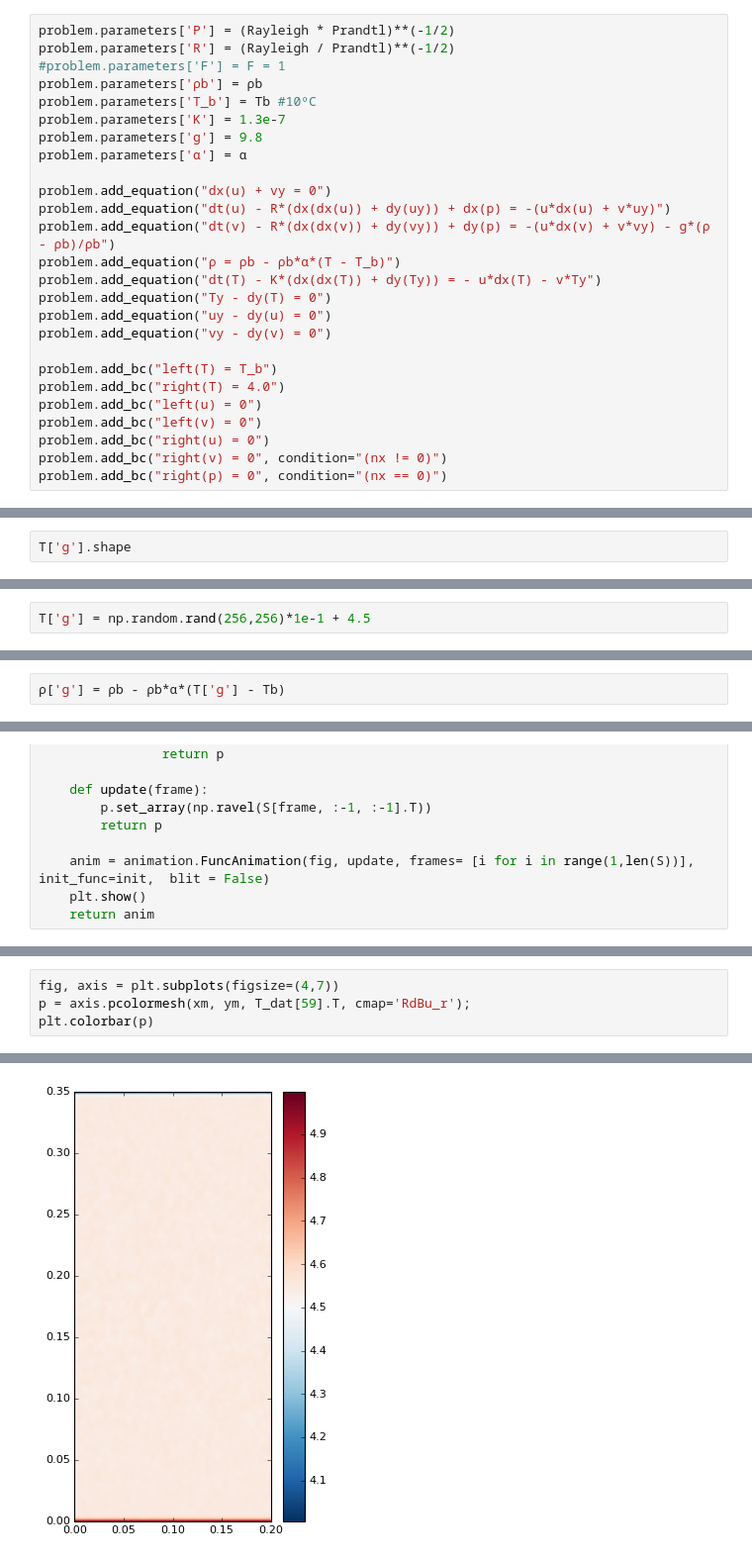
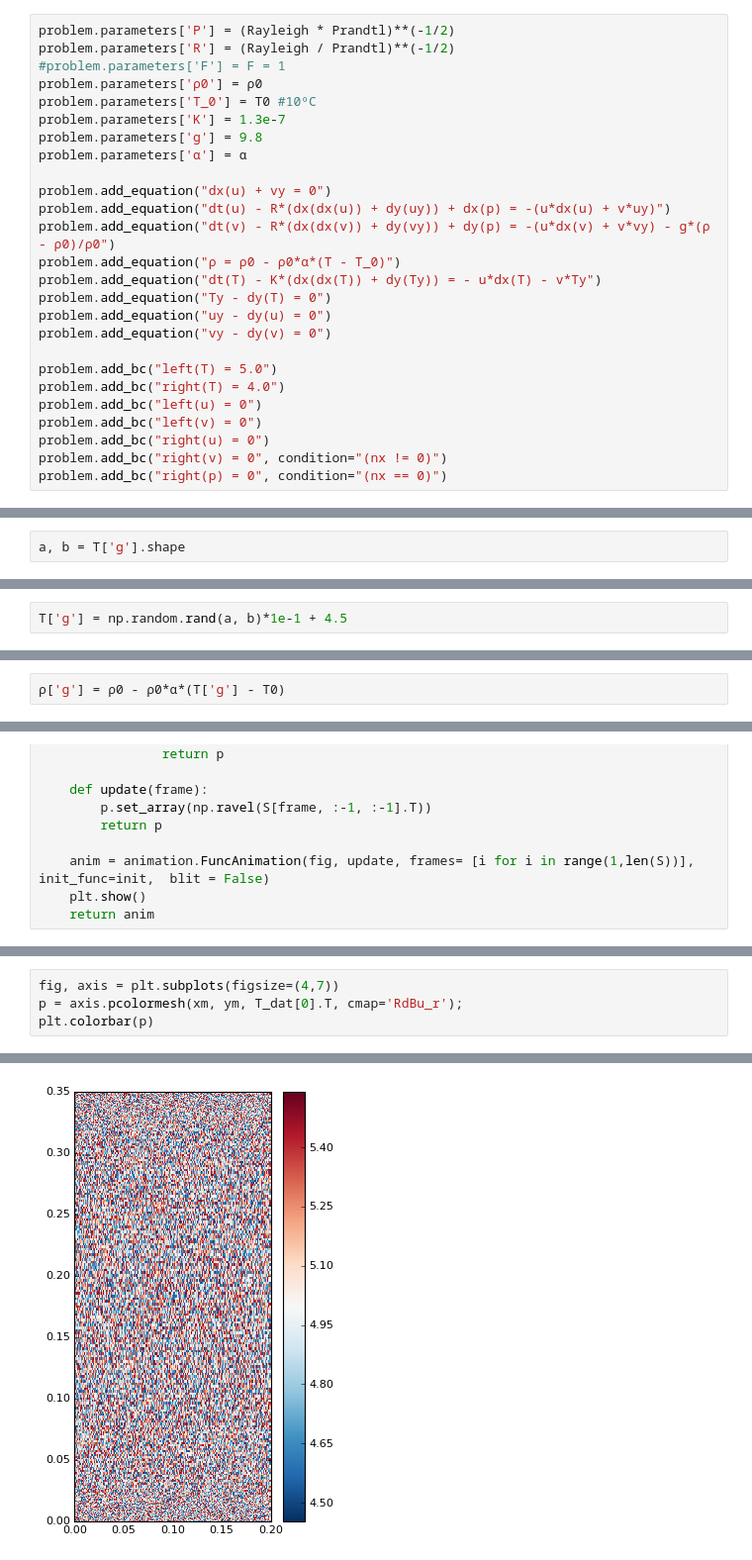
Before and after one commit to cpierard/Servicio_social, a Jupyter notebook: Convección en fluido estratificado-Copy1.ipynb, the cells around one changed output, grey strips where cells are left out. Shown at 99% size. Cells and saved outputs as stored; diff of their text form.

```diff
--- a/Convección en fluido estratificado-Copy1.ipynb
+++ b/Convección en fluido estratificado-Copy1.ipynb
@@ -62,22 +62,22 @@ problem.meta['p', 'T', 'u', 'v', 'ρ']['y']['dirichlet'] = True
 problem.parameters['P'] = (Rayleigh * Prandtl)**(-1/2)
 problem.parameters['R'] = (Rayleigh / Prandtl)**(-1/2)
 #problem.parameters['F'] = F = 1
-problem.parameters['ρb'] = ρb
-problem.parameters['T_b'] = Tb #10ºC
+problem.parameters['ρ0'] = ρ0
+problem.parameters['T_0'] = T0 #10ºC
 problem.parameters['K'] = 1.3e-7
 problem.parameters['g'] = 9.8
 problem.parameters['α'] = α
 
 problem.add_equation("dx(u) + vy = 0")
 problem.add_equation("dt(u) - R*(dx(dx(u)) + dy(uy)) + dx(p) = -(u*dx(u) + v*uy)")
-problem.add_equation("dt(v) - R*(dx(dx(v)) + dy(vy)) + dy(p) = -(u*dx(v) + v*vy) - g*(ρ - ρb)/ρb")
-problem.add_equation("ρ = ρb - ρb*α*(T - T_b)")
+problem.add_equation("dt(v) - R*(dx(dx(v)) + dy(vy)) + dy(p) = -(u*dx(v) + v*vy) - g*(ρ - ρ0)/ρ0")
+problem.add_equation("ρ = ρ0 - ρ0*α*(T - T_0)")
 problem.add_equation("dt(T) - K*(dx(dx(T)) + dy(Ty)) = - u*dx(T) - v*Ty")
 problem.add_equation("Ty - dy(T) = 0")
 problem.add_equation("uy - dy(u) = 0")
 problem.add_equation("vy - dy(v) = 0")
 
-problem.add_bc("left(T) = T_b")
+problem.add_bc("left(T) = 5.0")
 problem.add_bc("right(T) = 4.0")
 problem.add_bc("left(u) = 0")
 problem.add_bc("left(v) = 0")
@@ -125,4 +125,4 @@ y.shape
 # %% [output]
 (1, 256)
 # %%
-T['g'].shape
+a, b = T['g'].shape
@@ -131,5 +133,5 @@ T['g'].shape
 # %%
-T['g'] = np.random.rand(256,256)*1e-1 + 4.5
+T['g'] = np.random.rand(a, b)*1e-1 + 4.5
 # %%
 T['g']
 # %% [output]
@@ -165,7 +167,7 @@ plt.ylabel('y')
 # %% [output]
 (256, 256)
 # %%
-ρ['g'] = ρb - ρb*α*(T['g'] - Tb)
+ρ['g'] = ρ0 - ρ0*α*(T['g'] - T0)
 # %%
 fig, axis = plt.subplots(figsize=(4,7))
 pρ = axis.pcolormesh(xm, ym, ρ['g'].T, cmap='RdBu_r');
@@ -289,10 +291,10 @@ T_dat.shape
 # %%
 fig, axis = plt.subplots(figsize=(4,7))
-p = axis.pcolormesh(xm, ym, T_dat[59].T, cmap='RdBu_r');
+p = axis.pcolormesh(xm, ym, T_dat[0].T, cmap='RdBu_r');
 plt.colorbar(p)
 # %% [output]
 <matplotlib.colorbar.Colorbar at 0x...>
-[figure, old version]
+[figure, new version]
 # %%
 anima = animar_dedalus(xm, ym, T_dat, 'RdBu_r')
 mywriter = animation.FFMpegWriter()
```
Also changed, not shown: parts of 15 cells of this notebook, 10 other files.
